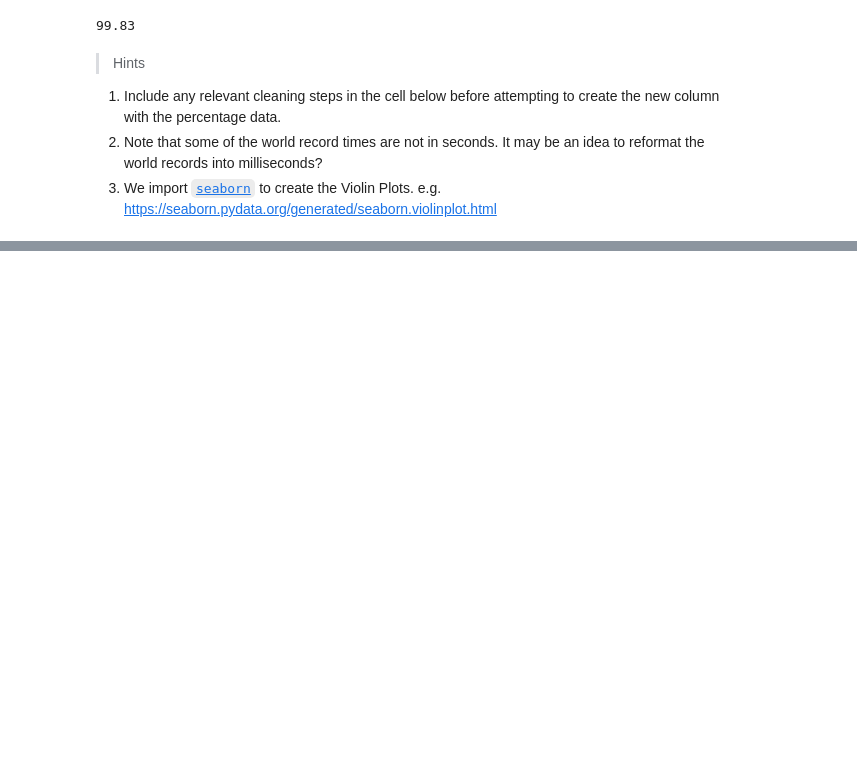
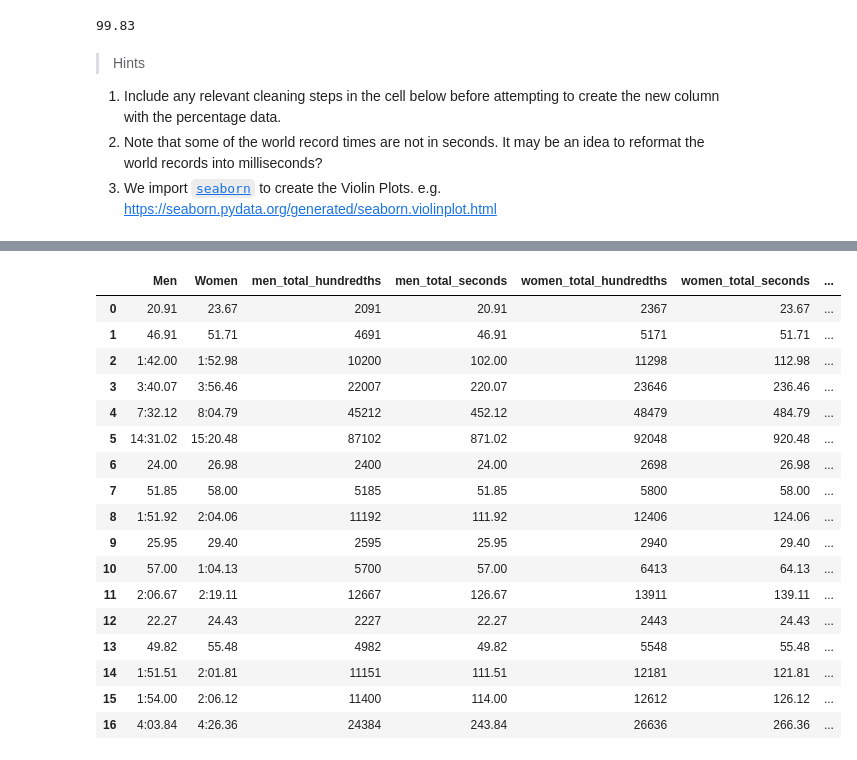
Before and after one commit to TobyJWest/Python-Data-Types-Challenge, a Jupyter notebook: 3.Swimming PSB Challenge/challenge.ipynb, the cells around one changed output, grey strips where cells are left out. Saved outputs shown, nothing was run; the diff lists cells and outputs as text; code cells hidden in the pictures; blank space fills up the shorter version.

```diff
--- a/3.Swimming PSB Challenge/challenge.ipynb
+++ b/3.Swimming PSB Challenge/challenge.ipynb
@@ -302,0 +295,81 @@ psb_viz_df = pd.read_csv('data/swimming_psb_data.csv')
+# %%
+import json
+# import pandas as pd (already done this at top of notebook)
+# import seaborn as sns
+
+#load json file
+wrs = json.load(open('data/world_records_swimming.json'))  # Pandas is not always nessisary when handling data, a simple dictionary can be far simpler to handle ;)
+#create dataframe from json
+wrs_df = pd.read_json('data/world_records_swimming.json')
+
+
+#create a new variable for men extracting last 2 digits, have to call a .str as the json file imported as a string (tenths & hundredths)
+men_hundredths = wrs_df['Men'].str[-2:]
+#create a new variable extracting 2 digits from -5 to -3 (seconds)
+men_seconds = wrs_df['Men'].str[-5:-3]
+#create a new variable extracting 2 digits from -8 to -6 (minutes)
+men_minutes = wrs_df['Men'].str[-8:-6]
+
+#Then need to add these as new columns to the wrs_df
+wrs_df ['men_minutes'] = men_minutes
+wrs_df ['men_seconds'] = men_seconds
+wrs_df ['men_hundredths'] = men_hundredths
+
+#Issue is there are blanks if for example there are no minutes in the data, so have to convert blanks to 0s
+wrs_df['men_minutes'] = wrs_df['men_minutes'].replace("","0")
+#convert each new column to integers (have to do this after the "" to "0" step)
+wrs_df = wrs_df.astype({'men_hundredths':'int','men_seconds':'int','men_minutes':'int'})
+
+
+# #now create minutes and seconds columns into hundredths (to then create one column with the time in hundredths)
+#new minutes column as hundredths
+wrs_df ['men_minutes as hundredths'] = wrs_df['men_minutes']*6000
+#new seconds column as hundredths
+wrs_df ['men_seconds as hundredths'] = wrs_df['men_seconds']*100
+#create a new column adding the two new hundredths columns and the original hundreths column to have a total hundredths column
+wrs_df ['men_total_hundredths'] = wrs_df['men_minutes as hundredths'] + wrs_df['men_seconds as hundredths'] + wrs_df['men_hundredths']
+#finally create a total seconds column by divifing this new total hundredths column by 100
+wrs_df ['men_total_seconds'] = wrs_df['men_total_hundredths']/100
+
+
+#There is a bad data point at row 10 for the women, with only 1 decimal point, so can manually change this
+wrs_df['Women'][9] = '29.40'
+
+#create a new variable for women extracting last 2 digits, have to call a .str as the json file imported as a string (tenths & hundredths)
+women_hundredths = wrs_df['Women'].str[-2:]
+#create a new variable extracting 2 digits from -5 to -3 (seconds)
+women_seconds = wrs_df['Women'].str[-5:-3]
+#create a new variable extracting 2 digits from -8 to -6 (minutes)
+women_minutes = wrs_df['Women'].str[-8:-6]
+
+#Then need to add these as new columns to the wrs_df
+wrs_df ['women_minutes'] = women_minutes
+wrs_df ['women_seconds'] = women_seconds
+wrs_df ['women_hundredths'] = women_hundredths
+
+#Issue is there are blanks if for example there are no minutes in the data, so have to convert blanks to 0s
+wrs_df['women_minutes'] = wrs_df['women_minutes'].replace("","0")
+#convert each new column to integers (have to do this after the "" to "0" step)
+wrs_df = wrs_df.astype({'women_hundredths':'int','women_seconds':'int','women_minutes':'int'})
+
+#now create minutes and seconds columns into hundredths (to then create one column with the time in hundredths)
+#new minutes column as hundredths
+wrs_df ['women_minutes as hundredths'] = wrs_df['women_minutes']*6000
+#new seconds column as hundredths
+wrs_df ['women_seconds as hundredths'] = wrs_df['women_seconds']*100
+#create a new column adding the two new hundredths columns and the original hundreths column to have a total hundredths column
+wrs_df ['women_total_hundredths'] = wrs_df['women_minutes as hundredths'] + wrs_df['women_seconds as hundredths'] + wrs_df['women_hundredths']
+#finally create a total seconds column by divifing this new total hundredths column by 100
+wrs_df ['women_total_seconds'] = wrs_df['women_total_hundredths']/100
+
+#make the index the event column and reset the index
+wrs_df['Event'] = wrs_df.index
+wrs_df = wrs_df.reset_index(level=0)
+
+
+#There are several columns not needed, so can drop these by creating a new df with .drop (remember have to add the ,axis=1 at the end to choose to drop columns)
+wrs_df_final = wrs_df.drop(['index','men_minutes','men_seconds','men_hundredths','men_minutes as hundredths','men_seconds as hundredths','women_minutes','women_seconds','women_hundredths','women_minutes as hundredths','women_seconds as hundredths'],axis=1)
+wrs_df_final
+
+#... code continues on next cell block below
+# %% [output]
@@ -302,0 +380,18 @@ psb_viz_df = pd.read_csv('data/swimming_psb_data.csv')
+|  | Men | Women | men_total_hundredths | men_total_seconds | women_total_hundredths | women_total_seconds | ... |
+| 0 | 20.91 | 23.67 | 2091 | 20.91 | 2367 | 23.67 | ... |
+| 1 | 46.91 | 51.71 | 4691 | 46.91 | 5171 | 51.71 | ... |
+| 2 | 1:42.00 | 1:52.98 | 10200 | 102.00 | 11298 | 112.98 | ... |
+| 3 | 3:40.07 | 3:56.46 | 22007 | 220.07 | 23646 | 236.46 | ... |
+| 4 | 7:32.12 | 8:04.79 | 45212 | 452.12 | 48479 | 484.79 | ... |
+| 5 | 14:31.02 | 15:20.48 | 87102 | 871.02 | 92048 | 920.48 | ... |
+| 6 | 24.00 | 26.98 | 2400 | 24.00 | 2698 | 26.98 | ... |
+| 7 | 51.85 | 58.00 | 5185 | 51.85 | 5800 | 58.00 | ... |
+| 8 | 1:51.92 | 2:04.06 | 11192 | 111.92 | 12406 | 124.06 | ... |
+| 9 | 25.95 | 29.40 | 2595 | 25.95 | 2940 | 29.40 | ... |
+| 10 | 57.00 | 1:04.13 | 5700 | 57.00 | 6413 | 64.13 | ... |
+| 11 | 2:06.67 | 2:19.11 | 12667 | 126.67 | 13911 | 139.11 | ... |
+| 12 | 22.27 | 24.43 | 2227 | 22.27 | 2443 | 24.43 | ... |
+| 13 | 49.82 | 55.48 | 4982 | 49.82 | 5548 | 55.48 | ... |
+| 14 | 1:51.51 | 2:01.81 | 11151 | 111.51 | 12181 | 121.81 | ... |
+| 15 | 1:54.00 | 2:06.12 | 11400 | 114.00 | 12612 | 126.12 | ... |
+| 16 | 4:03.84 | 4:26.36 | 24384 | 243.84 | 26636 | 266.36 | ... |
```
Also changed, not shown: parts of 4 cells of this notebook, 2 other files.
